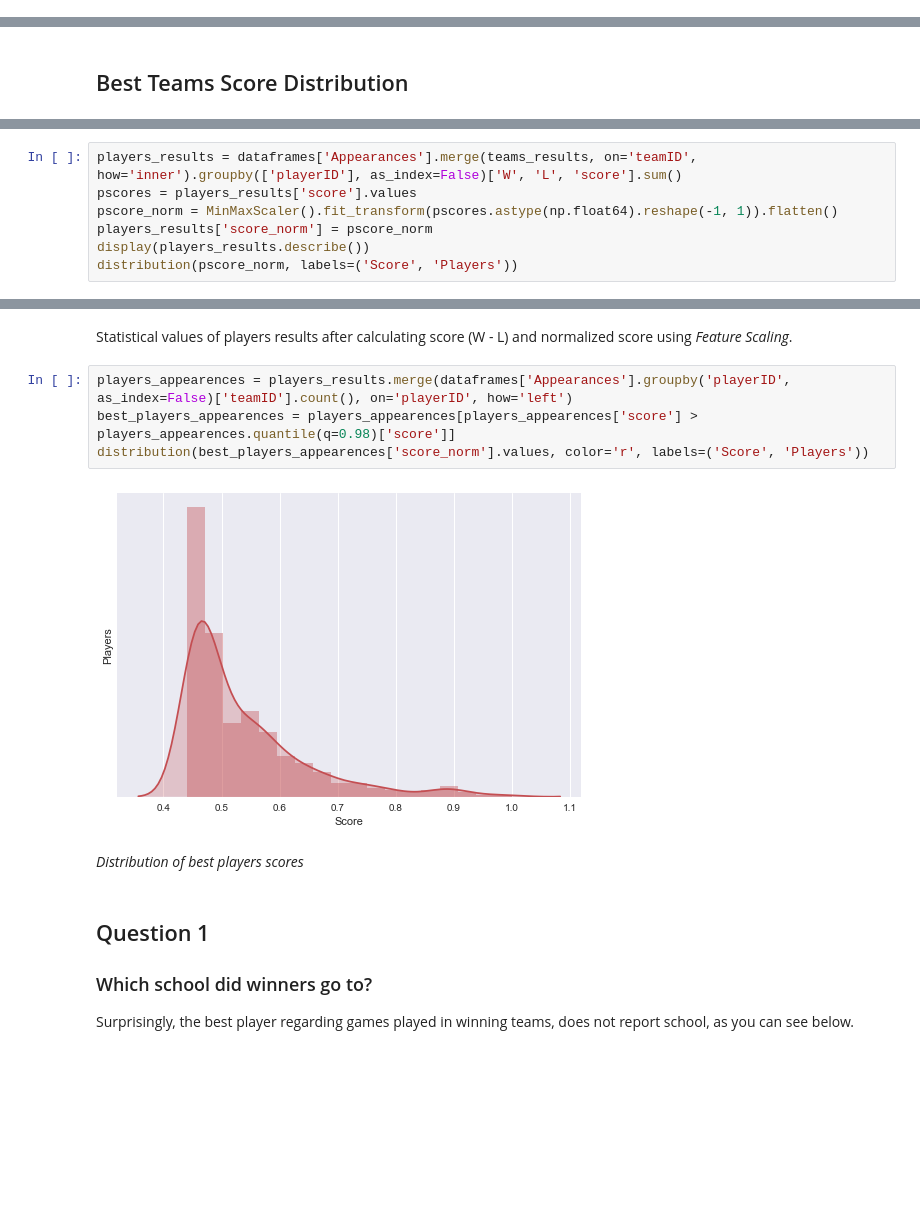
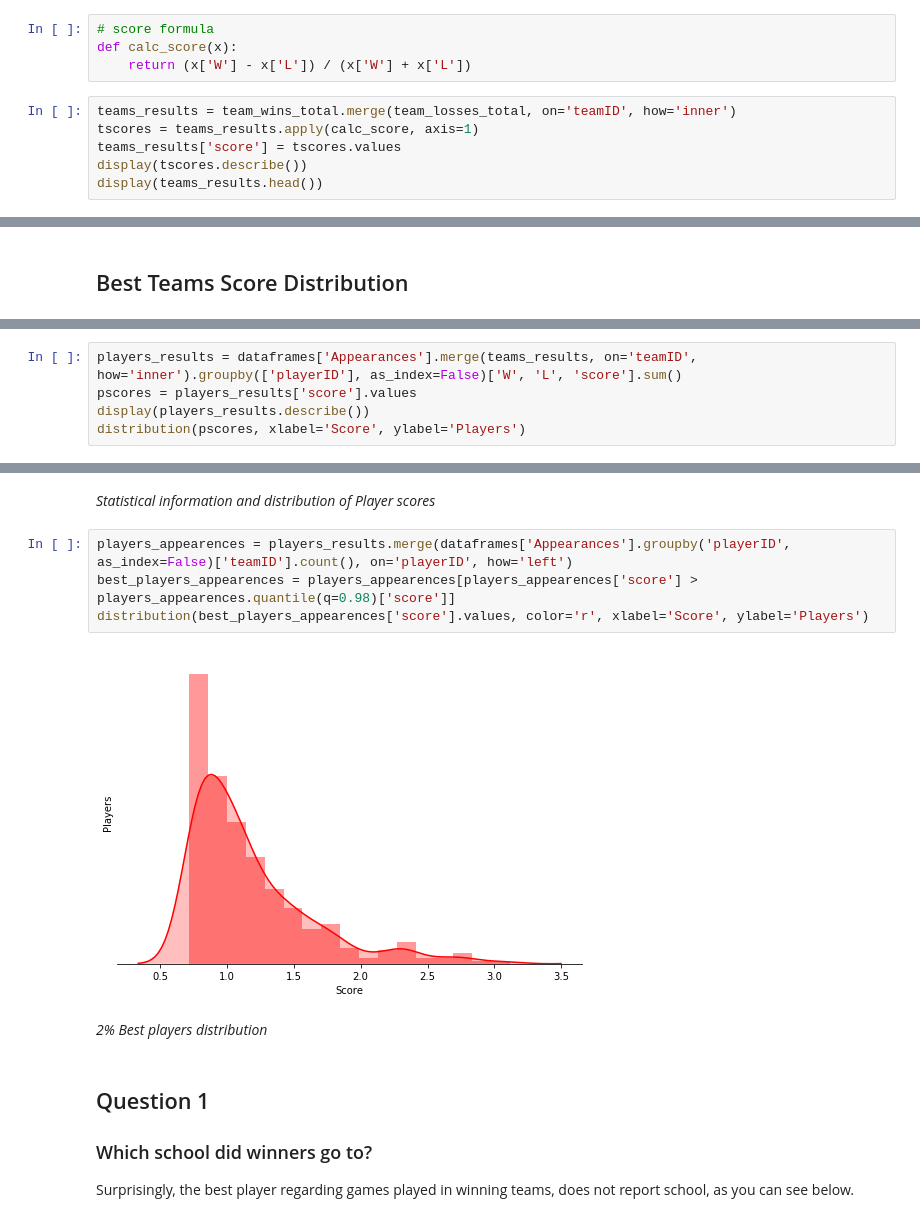
Before and after one commit to davidvartanian/dand-data-analysis-process, a Jupyter notebook: Investigate Data.ipynb, the cells around one changed output, grey strips where cells are left out. Cells and saved outputs as stored; diff of their text form; blank space fills up the shorter version.

```diff
--- a/Investigate Data.ipynb
+++ b/Investigate Data.ipynb
@@ -239,0 +225,10 @@ I calculated the scores using *Feature Scaling* in a vectorized *Numpy* operatio
+# %%
+# score formula
+def calc_score(x):
+    return (x['W'] - x['L']) / (x['W'] + x['L'])
+# %%
+teams_results = team_wins_total.merge(team_losses_total, on='teamID', how='inner')
+tscores = teams_results.apply(calc_score, axis=1)
+teams_results['score'] = tscores.values
+display(tscores.describe())
+display(teams_results.head())
@@ -275,8 +286,6 @@ Here we take a sample of the highest 2% of best players.
 # %%
 players_results = dataframes['Appearances'].merge(teams_results, on='teamID', how='inner').groupby(['playerID'], as_index=False)['W', 'L', 'score'].sum()
 pscores = players_results['score'].values
-pscore_norm = MinMaxScaler().fit_transform(pscores.astype(np.float64).reshape(-1, 1)).flatten()
-players_results['score_norm'] = pscore_norm
 display(players_results.describe())
-distribution(pscore_norm, labels=('Score', 'Players'))
+distribution(pscores, xlabel='Score', ylabel='Players')
 # %% [output]
@@ -293,13 +302,13 @@ distribution(pscore_norm, labels=('Score', 'Players'))
-# %% [markdown]
-Statistical values of players results after calculating score (W - L) and normalized score using *Feature Scaling*.
+# %% [markdown]
+*Statistical information and distribution of Player scores*
 # %%
 players_appearences = players_results.merge(dataframes['Appearances'].groupby('playerID', as_index=False)['teamID'].count(), on='playerID', how='left')
 best_players_appearences = players_appearences[players_appearences['score'] > players_appearences.quantile(q=0.98)['score']]
-distribution(best_players_appearences['score_norm'].values, color='r', labels=('Score', 'Players'))
+distribution(best_players_appearences['score'].values, color='r', xlabel='Score', ylabel='Players')
 # %% [output]
-[figure, old version]
+[figure, new version]
-# %% [markdown]
-*Distribution of best players scores*
+# %% [markdown]
+*2% Best players distribution*
 # %% [markdown]
 ## Question 1
 ### Which school did winners go to?
```
Also changed, not shown: parts of 54 cells of this notebook, 1 other file.
